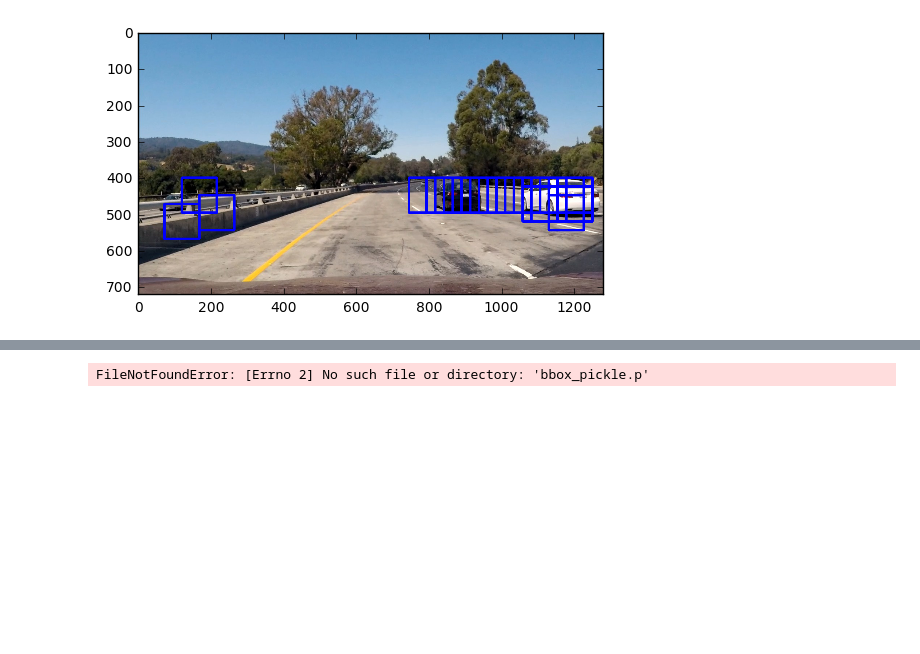
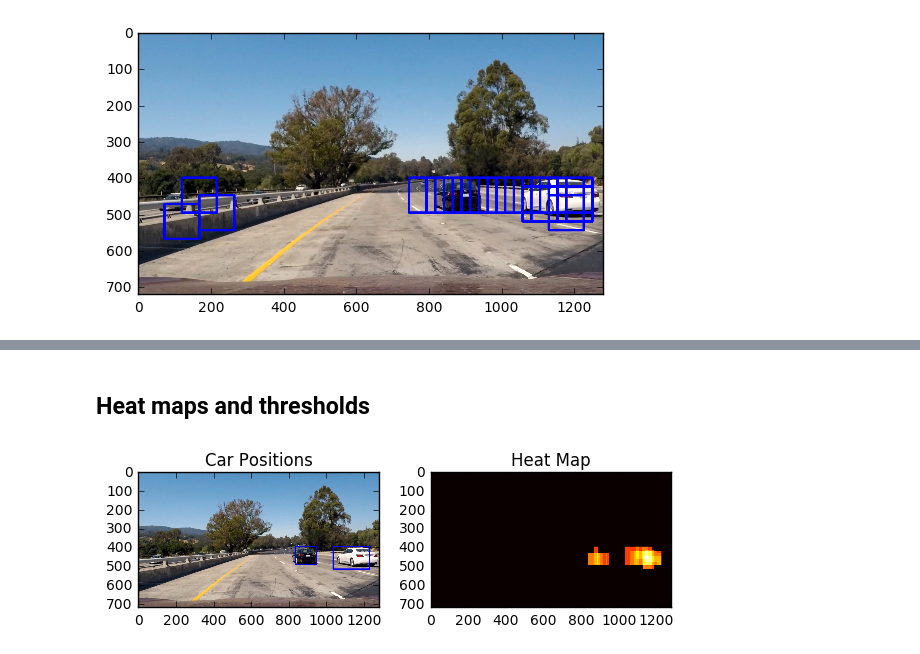
Before and after one commit to magnusodman/CarND-Vehicle-Detection, a Jupyter notebook: Notes for vehicle detection.ipynb, the cells around one changed output, grey strips where cells are left out. Cells and saved outputs as stored; diff of their text form; code cells hidden in the pictures; blank space fills up the shorter version.

```diff
--- a/Notes for vehicle detection.ipynb
+++ b/Notes for vehicle detection.ipynb
@@ -448,3 +542,6 @@ Heat map
+# %% [markdown]
+Heat maps and thresholds
+------------------------
 # %%
 import matplotlib.image as mpimg
 import matplotlib.pyplot as plt
@@ -456,10 +553,12 @@ from scipy.ndimage.measurements import label
 # Read in a pickle file with bboxes saved
 # Each item in the "all_bboxes" list will contain a
 # list of boxes for one of the images shown above
-box_list = pickle.load( open( "bbox_pickle.p", "rb" ))
+#box_list = pickle.load( open( "bbox_pickle.p", "rb" ))
+box_list = boxes
 
 # Read in image similar to one shown above
-image = mpimg.imread('test_image.jpg')
+#image = mpimg.imread('test_image.jpg')
+image = img
 heat = np.zeros_like(image[:,:,0]).astype(np.float)
 
 def add_heat(heatmap, bbox_list):
@@ -487,32 +586,35 @@ def draw_labeled_bboxes(img, labels):
         nonzeroy = np.array(nonzero[0])
         nonzerox = np.array(nonzero[1])
         # Define a bounding box based on min/max x and y
         bbox = ((np.min(nonzerox), np.min(nonzeroy)), (np.max(nonzerox), np.max(nonzeroy)))
         # Draw the box on the image
         cv2.rectangle(img, bbox[0], bbox[1], (0,0,255), 6)
     # Return the image
     return img
 
 # Add heat to each box in box list
 heat = add_heat(heat,box_list)
 
 # Apply threshold to help remove false positives
-heat = apply_threshold(heat,1)
+heat = apply_threshold(heat,4)
 
 # Visualize the heatmap when displaying
 heatmap = np.clip(heat, 0, 255)
 
 # Find final boxes from heatmap using label function
 labels = label(heatmap)
 draw_img = draw_labeled_bboxes(np.copy(image), labels)
+
+mpimg.imsave("./output_images/heatmap_detection.jpg", draw_img)
+mpimg.imsave("./output_images/heatmap.jpg", heatmap)
 
 fig = plt.figure()
 plt.subplot(121)
 plt.imshow(draw_img)
 plt.title('Car Positions')
 plt.subplot(122)
 plt.imshow(heatmap, cmap='hot')
 plt.title('Heat Map')
 fig.tight_layout()
 # %% [output]
-FileNotFoundError: [Errno 2] No such file or directory: 'bbox_pickle.p'
+[figure, added]
```
Also changed, not shown: parts of 4 cells of this notebook, 9 other files.
